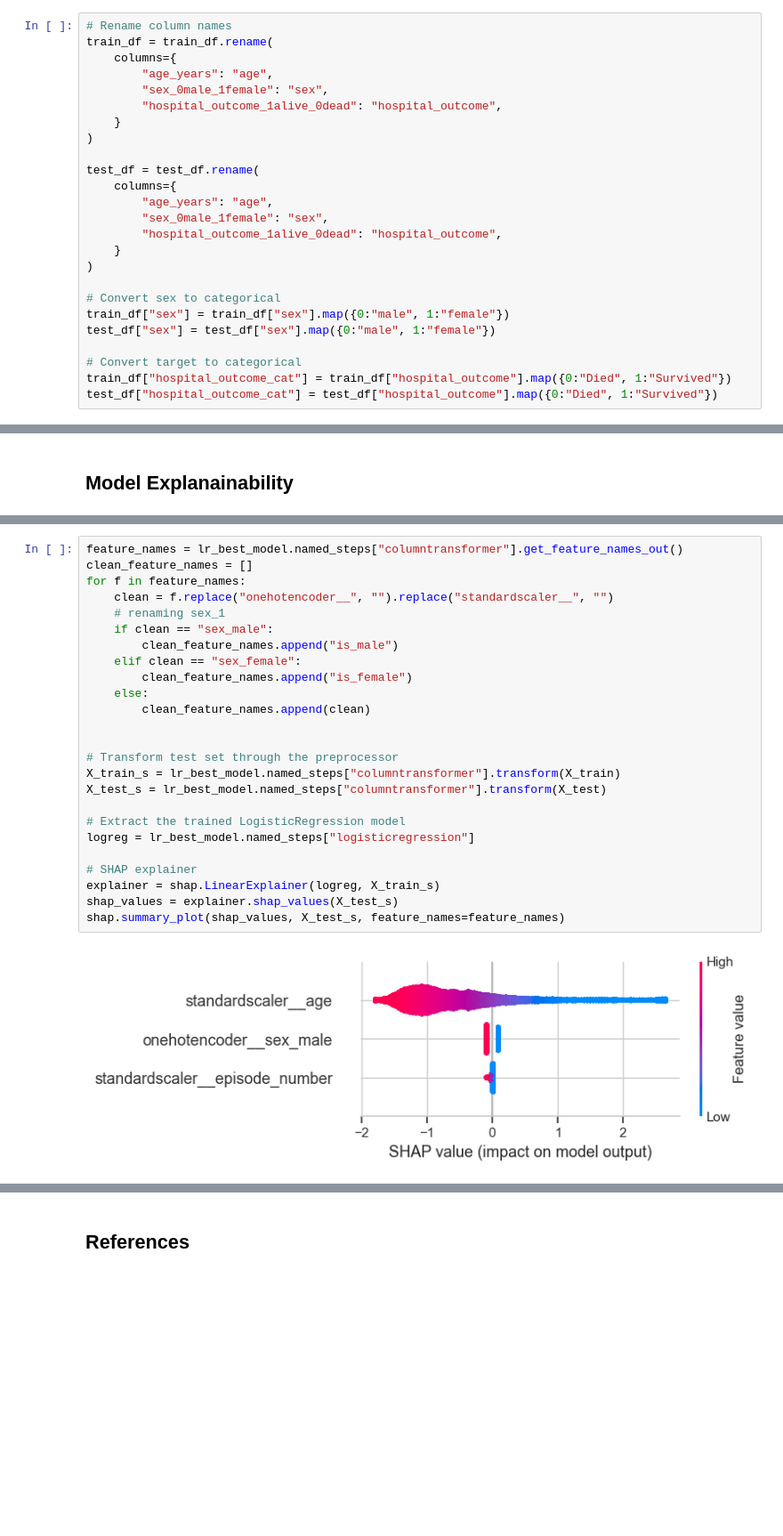
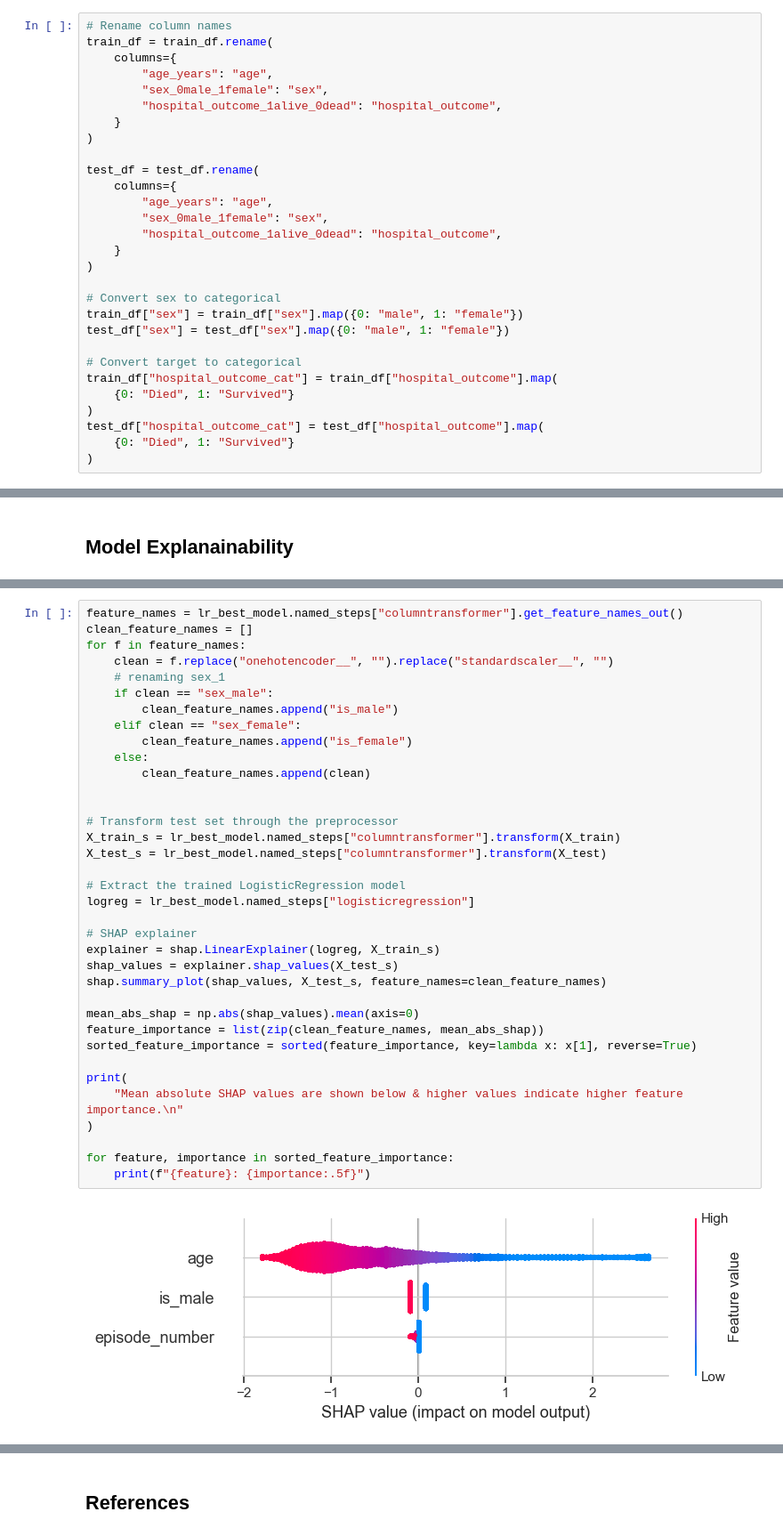
Before and after one commit to Eligoze75/Sepsis-Survival-Minimal-Clinical-Records, a Jupyter notebook: src/sepsis-predictor-report.ipynb, the cells around one changed output, grey strips where cells are left out. Shown at 89% size. Cells and saved outputs as stored; diff of their text form; blank space fills up the shorter version.

Commit message:
Added notes, summary and conclusions

```diff
--- a/src/sepsis-predictor-report.ipynb
+++ b/src/sepsis-predictor-report.ipynb
@@ -52,12 +58,16 @@ test_df = test_df.rename(
 )
 
 # Convert sex to categorical
-train_df["sex"] = train_df["sex"].map({0:"male", 1:"female"})
-test_df["sex"] = test_df["sex"].map({0:"male", 1:"female"})
+train_df["sex"] = train_df["sex"].map({0: "male", 1: "female"})
+test_df["sex"] = test_df["sex"].map({0: "male", 1: "female"})
 
 # Convert target to categorical
-train_df["hospital_outcome_cat"] = train_df["hospital_outcome"].map({0:"Died", 1:"Survived"})
-test_df["hospital_outcome_cat"] = test_df["hospital_outcome"].map({0:"Died", 1:"Survived"})
+train_df["hospital_outcome_cat"] = train_df["hospital_outcome"].map(
+    {0: "Died", 1: "Survived"}
+)
+test_df["hospital_outcome_cat"] = test_df["hospital_outcome"].map(
+    {0: "Died", 1: "Survived"}
+)
 # %%
 # Show the stats of each column
 train_df.describe()
@@ -305,27 +353,38 @@ joblib.dump(lr_best_model, "../models/logistic_reg.pkl")
 # %%
 feature_names = lr_best_model.named_steps["columntransformer"].get_feature_names_out()
 clean_feature_names = []
 for f in feature_names:
     clean = f.replace("onehotencoder__", "").replace("standardscaler__", "")
     # renaming sex_1
     if clean == "sex_male":
         clean_feature_names.append("is_male")
     elif clean == "sex_female":
         clean_feature_names.append("is_female")
     else:
         clean_feature_names.append(clean)
 
 
 # Transform test set through the preprocessor
 X_train_s = lr_best_model.named_steps["columntransformer"].transform(X_train)
 X_test_s = lr_best_model.named_steps["columntransformer"].transform(X_test)
 
 # Extract the trained LogisticRegression model
 logreg = lr_best_model.named_steps["logisticregression"]
 
 # SHAP explainer
 explainer = shap.LinearExplainer(logreg, X_train_s)
 shap_values = explainer.shap_values(X_test_s)
-shap.summary_plot(shap_values, X_test_s, feature_names=feature_names)
+shap.summary_plot(shap_values, X_test_s, feature_names=clean_feature_names)
+
+mean_abs_shap = np.abs(shap_values).mean(axis=0)
+feature_importance = list(zip(clean_feature_names, mean_abs_shap))
+sorted_feature_importance = sorted(feature_importance, key=lambda x: x[1], reverse=True)
+
+print(
+    "Mean absolute SHAP values are shown below & higher values indicate higher feature importance.\n"
+)
+
+for feature, importance in sorted_feature_importance:
+    print(f"{feature}: {importance:.5f}")
 # %% [output]
-[figure, old version]
+[figure, new version]
```
Also changed, not shown: parts of 20 cells of this notebook.
